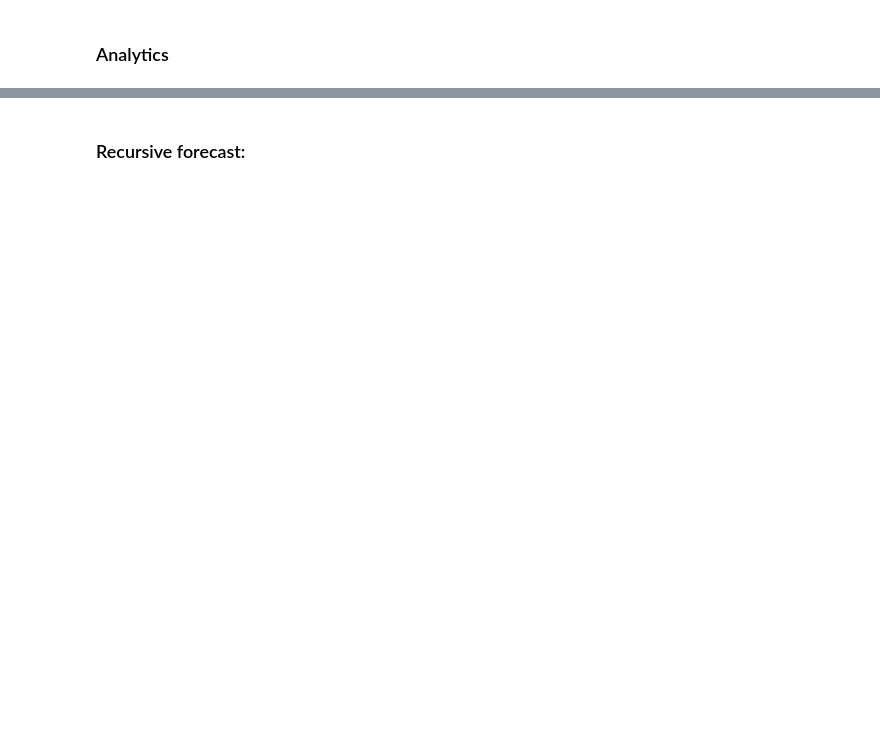
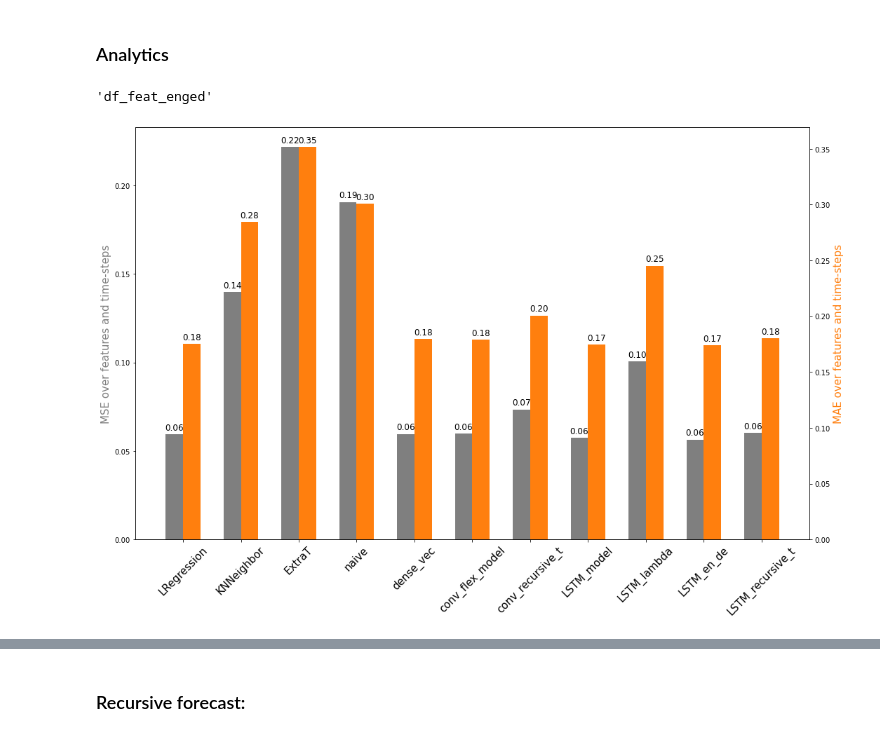
Before and after one commit to oekosheri/Flexible-time-series-forecasting, a Jupyter notebook: notebooks/Jupyter_analytics.ipynb, the cells around one changed output, grey strips where cells are left out. Saved outputs shown, nothing was run; the diff lists cells and outputs as text; code cells hidden in the pictures; blank space fills up the shorter version.

Commit message:
added another LSTM, changed notebook to produce images

```diff
--- a/notebooks/Jupyter_analytics.ipynb
+++ b/notebooks/Jupyter_analytics.ipynb
@@ -221,7 +178,7 @@ history = nn.compile_and_fit(
 
 IPython.display.clear_output()
 
-model_n = "conv_autoreg"
+model_n = "conv_recursive_t"
 
 test_set_metrics[model_n] = mean_squared_error(
     labels_test.flatten(), model.predict(inputs_test).flatten()
@@ -243,7 +209,7 @@ history = nn.compile_and_fit(
 
 IPython.display.clear_output()
 
-model_n = "LSTM_vec"
+model_n = "LSTM_model"
 
 test_set_metrics[model_n] = mean_squared_error(
     labels_test.flatten(), model.predict(inputs_test).flatten()
@@ -256,0 +234,21 @@ n_trainable_params[model_n] = np.sum(
+# %%
+## lambda layer
+model = nn.LSTM_lambda_layer(window=window, units=10)
+
+history = nn.compile_and_fit(
+    model, X=inputs_train, y=labels_train, val_X=inputs_val, val_y=labels_val
+)
+
+IPython.display.clear_output()
+
+model_n = "LSTM_lambda"
+
+test_set_metrics[model_n] = mean_squared_error(
+    labels_test.flatten(), model.predict(inputs_test).flatten()
+),mean_absolute_error(
+    labels_test.flatten(), model.predict(inputs_test).flatten()
+)
+history_set[model_n] = history
+n_trainable_params[model_n] = np.sum(
+    [np.prod(v.shape) for v in model.trainable_variables]
+)
@@ -288,7 +304,7 @@ history = nn.compile_and_fit(
 IPython.display.clear_output()
 
 
-model_n = "LSTM_autoreg"
+model_n = "LSTM_recursive_t"
 
 test_set_metrics[model_n] = mean_squared_error(
     labels_test.flatten(), model.predict(inputs_test).flatten()
@@ -306,31 +329,39 @@ n_trainable_params
+# %%
+data_name
+# %% [output]
+'df_feat_enged'
 # %%
 import matplotlib as mpl
 
 mpl.rcParams['figure.figsize'] = (15, 10)
 mpl.rcParams['axes.grid'] = False
 
 
 fig, ax1 = plt.subplots()
 
 x = np.arange(len(test_set_metrics))
 width = 0.3
 
 color = "tab:gray"
 ax1.set_ylabel("MSE over features and time-steps", color=color, fontsize=15)
-ax1.bar(x, [i[0] for i in test_set_metrics.values()], width, color=color)
+ax1.bar(x- width/2 , [i[0] for i in test_set_metrics.values()], width, color=color)
+ax1.bar_label(ax1.containers[0],fmt='%.2f', fontsize=12, padding=3)
 ax1.set_xticks(ticks=x)
 ax1.set_xticklabels(labels=test_set_metrics.keys(), fontsize=15)
 ax1.xaxis.set_tick_params(rotation=45)
 
 ax2 = ax1.twinx()
 
 color = "tab:orange"
 ax2.set_ylabel("MAE over features and time-steps", color=color, fontsize=15)
 width = 0.3
-ax2.bar(x + 0.30, [i[1] for i in test_set_metrics.values()], width, color=color)
+ax2.bar(x + width/2, [i[1] for i in test_set_metrics.values()], width, color=color)
+ax2.bar_label(ax2.containers[0],fmt='%.2f', fontsize=12, padding=3)
 fig.tight_layout()
 plt.savefig(data_name +'.pdf', dpi=fig.dpi)
 plt.show()
+# %% [output]
+[figure, added]
 # %%
 fig, axes = plt.subplots(2, 4, sharex=True, figsize=(10, 5))
 axes = axes.ravel()
```
Also changed, not shown: parts of 17 cells of this notebook, 4 other files.
